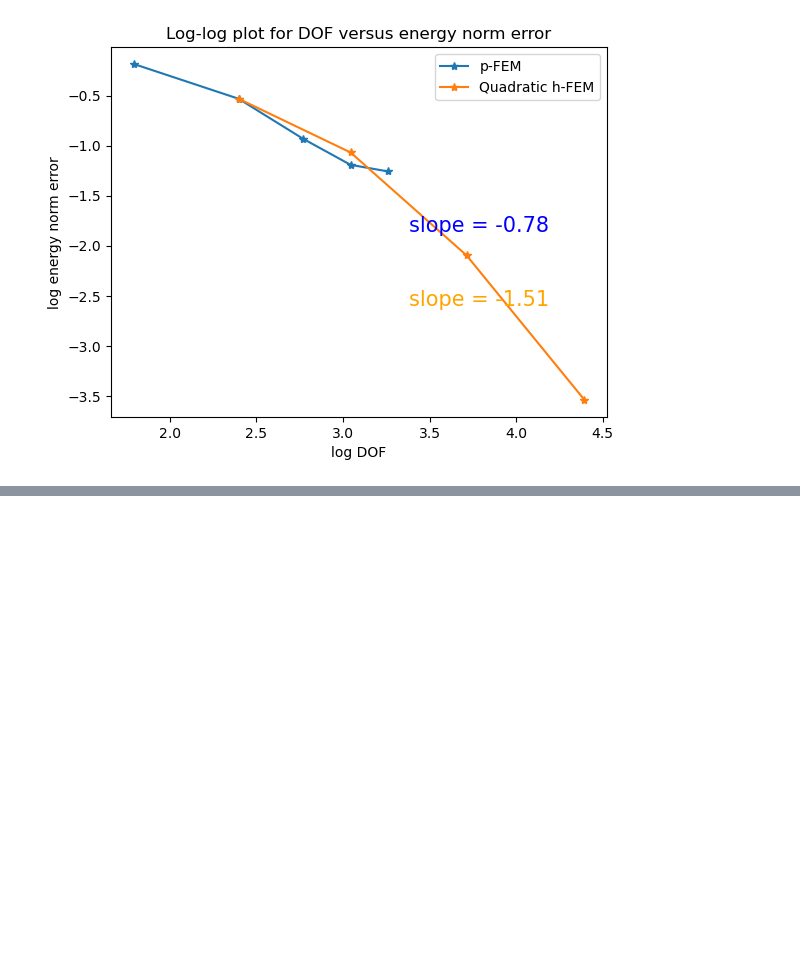
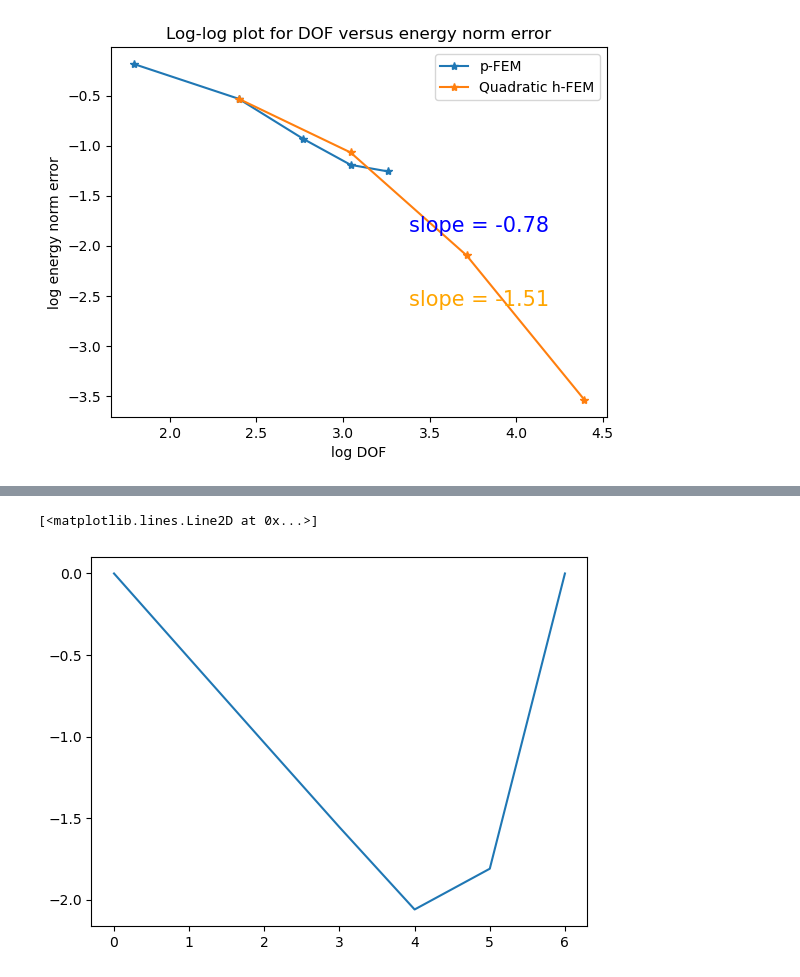
Before and after one commit to Xiaosen9807/Advanced-Finite-Element-Methods, a Jupyter notebook: main.ipynb, the cells around one changed output, grey strips where cells are left out. Cells and saved outputs as stored; diff of their text form; code cells hidden in the pictures; blank space fills up the shorter version.

```diff
--- a/main.ipynb
+++ b/main.ipynb
@@ -329,0 +420,6 @@ plt.show()
+# %%
+U_q, phi_phip_q, uh_q, cont_K_q = FEM_1D(shape_class = quadratic,num_elems = 3, domain = domain,rhs_func = rhs_func,exact_func=exact_func, BCs = BCs, verbose = False)
+plt.plot(U_q)
+# %% [output]
+[<matplotlib.lines.Line2D at 0x...>]
+[figure, added]
```
Also changed, not shown: parts of 12 cells of this notebook, 5 other files.
